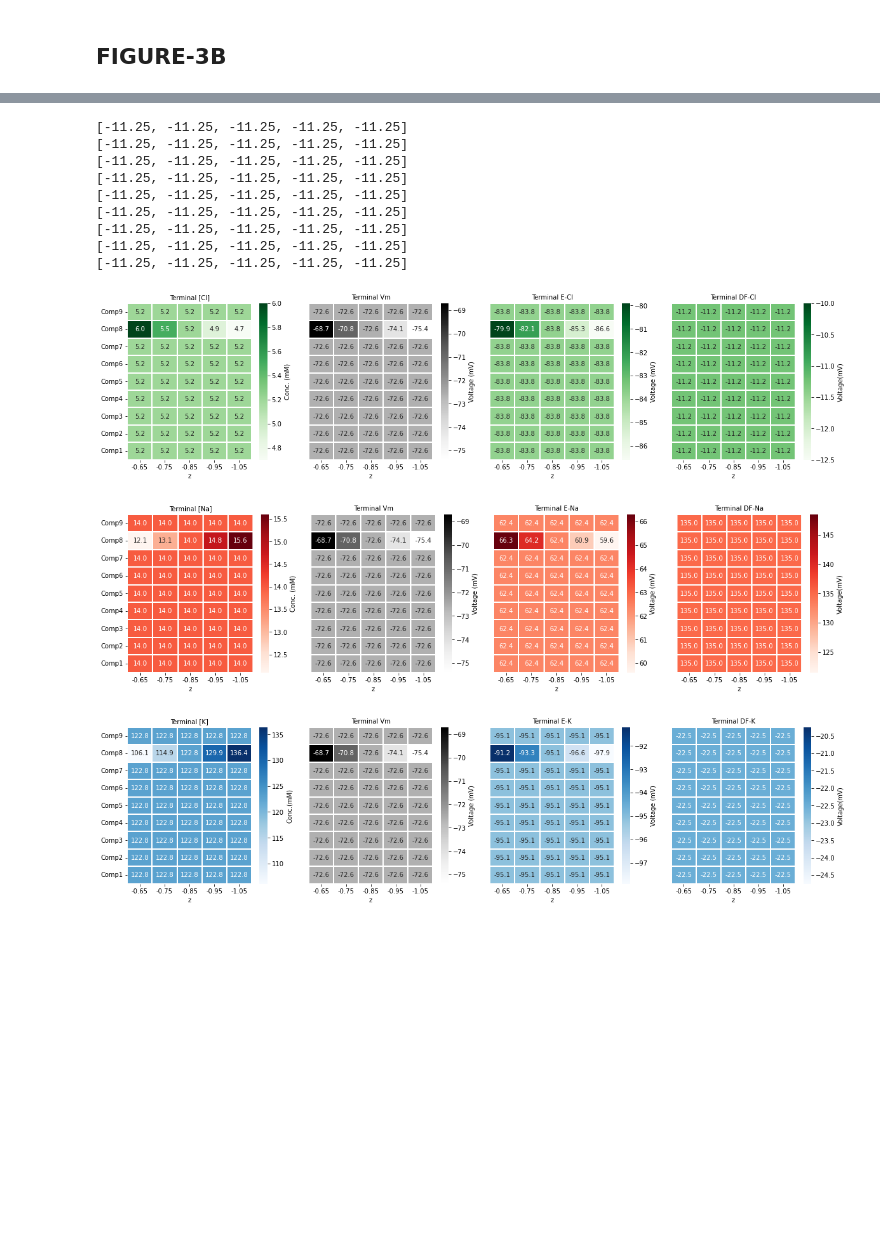
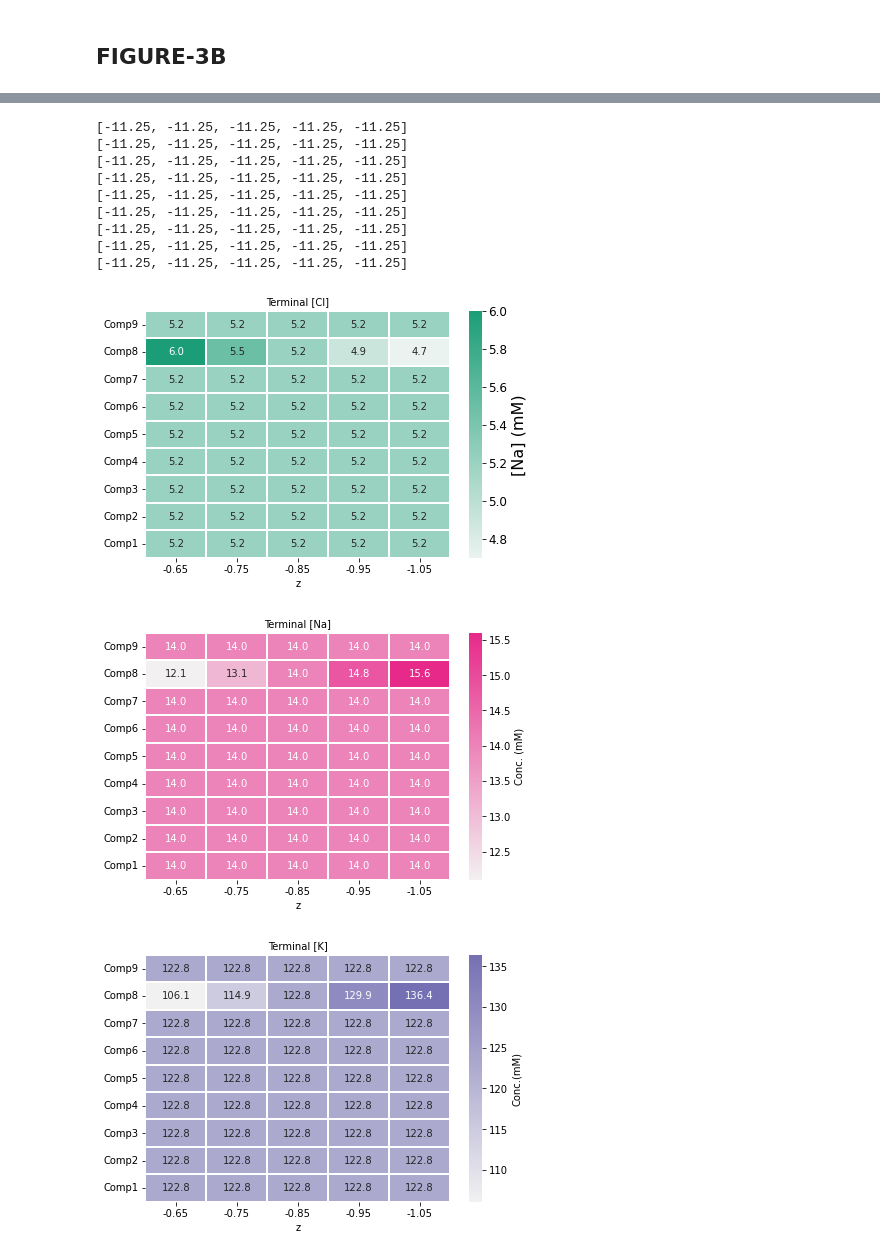
Before and after one commit to Eran707/msc_code_repo, a Jupyter notebook: Figure_3_multiZ.ipynb, the cells around one changed output, grey strips where cells are left out. Drawn from its saved outputs; the diff is of its cells as text; code cells hidden in the pictures; blank space fills up the shorter version.

```diff
--- a/Figure_3_multiZ.ipynb
+++ b/Figure_3_multiZ.ipynb
@@ -361,7 +319,9 @@ display(btn_plot_3b)
 
 z_arr_2 = [-0.65,-0.75,-0.85,-0.95,-1.05]
 colour_arr = ["#03071E","#6A040F", "#D00000", "#EB5D04","#FFBA08"]
-
+cl_cmap = sns.light_palette('#1b9e77', as_cmap=True)
+na_cmap = sns.light_palette('#e7298a', as_cmap=True)
+k_cmap = sns.light_palette('#7570b3' , as_cmap=True)
 
 def btn_plot_3b_clicked(b):
 
@@ -370,9 +330,9 @@ def btn_plot_3b_clicked(b):
     T = 37 + 273.15
     RTF = R * T / F
 
-    f3b_cl, (ax_cl, ax_vm1 , ax_ecl,ax_cldf)=mplt.subplots(1,4, figsize=(16,4))
-    f3b_na, (ax_na, ax_vm2 , ax_ena,ax_nadf)  =mplt.subplots(1,4, figsize=(16,4))
-    f3b_k,  (ax_k, ax_vm3 , ax_ek,ax_kdf) =mplt.subplots(1,4, figsize=(16,4))
+    f3b_cl, ax_cl=mplt.subplots(1,1, figsize=(6,4))
+    f3b_na, ax_na =mplt.subplots(1,1, figsize=(6,4))
+    f3b_k,  ax_k =mplt.subplots(1,1, figsize=(6,4))
     f3b_cl.tight_layout(pad=1)
     f3b_na.tight_layout(pad=1)
     f3b_k.tight_layout(pad=1)
@@ -423,38 +383,23 @@ def btn_plot_3b_clicked(b):
     ############
     # Cl graphs
     ############
-    g = sns.heatmap(cl_arr,cmap="Greens", annot=True,fmt='',
+    g = sns.heatmap(cl_arr,cmap=cl_cmap,annot=True,fmt='', annot_kws={"size":10},
                     cbar_kws={'pad':0.05,'label':'Conc. (mM)', 'orientation':'vertical' }, ax=ax_cl,linewidth=0.01 )
     g.set_yticklabels(comp_names_arr[::-1], fontsize=10, rotation=0)
     g.set_xticklabels(z_arr_2[::], fontsize=10)
     g.set_xlabel("z",fontsize=10)
+    cbar = g.collections[0].colorbar
+    cbar.ax.tick_params(labelsize=12)
+    cbar.ax.set_ylabel('[Na] (mM)',fontsize=16)
     ax_cl.set_title("Terminal [Cl]",fontsize=10)
 
 
-    g = sns.heatmap(vm_arr,cmap="Greys", annot=True,fmt='', yticklabels =False,
-                    cbar_kws={'pad':0.05,'label':'Voltage (mV)', 'orientation':'vertical' }, ax=ax_vm1,linewidth=0.01 )
-    g.set_xticklabels(z_arr_2[::], fontsize=10)
-    g.set_xlabel("z",fontsize=10)
-    ax_vm1.set_title("Terminal Vm",fontsize=10)
-
-    g = sns.heatmap(ecl_arr,cmap="Greens", annot=True,fmt='', yticklabels = False,
-                    cbar_kws={'pad':0.05,'label':'Voltage (mV)','orientation':'vertical' }, ax=ax_ecl,linewidth=0.01 )
-    g.set_xticklabels(z_arr_2[::], fontsize=10)
-    g.set_xlabel("z",fontsize=10)
-    ax_ecl.set_title("Terminal E-Cl",fontsize=10)
-
-
-    g = sns.heatmap(cl_df_arr,cmap="Greens", vmin=-12.5, vmax=-10.0, annot = True,fmt='.1f', yticklabels = False,
-                    cbar_kws={'pad':0.05,'label':'Voltage(mV)', 'orientation':'vertical' }, ax=ax_cldf,linewidth=0.01 )
-    g.set_xticklabels(z_arr_2[::], fontsize=10)
-    g.set_xlabel("z",fontsize=10)
-    ax_cldf.set_title("Terminal DF-Cl",fontsize=10)
 
     ##################
     # Na graphs
     ##################
 
-    g = sns.heatmap(na_arr, cmap="Reds",annot=True,fmt='',
+    g = sns.heatmap(na_arr, cmap=na_cmap,annot=True,fmt='',
                     cbar_kws={'pad':0.05,'label':'Conc. (mM)', 'orientation':'vertical' }, ax=ax_na,linewidth=0.01 )
     g.set_xticklabels(z_arr_2[::], fontsize=10)
     g.set_yticklabels(comp_names_arr[::-1], fontsize=10, rotation=0)
@@ -462,69 +407,35 @@ def btn_plot_3b_clicked(b):
     ax_na.set_title("Terminal [Na]",fontsize=10)
 
 
-    g = sns.heatmap(vm_arr,cmap="Greys", annot=True,fmt='', yticklabels =False,
-                    cbar_kws={'pad':0.05,'label':'Voltage (mV)', 'orientation':'vertical' }, ax=ax_vm2,linewidth=0.01 )
-    g.set_xticklabels(z_arr_2[::], fontsize=10)
-    g.set_xlabel("z",fontsize=10)
-    ax_vm2.set_title("Terminal Vm",fontsize=10)
-
-    g = sns.heatmap(ena_arr,cmap="Reds", annot=True,fmt='', yticklabels = False,
-                    cbar_kws={'pad':0.05,'label':'Voltage (mV)','orientation':'vertical' }, ax=ax_ena,linewidth=0.01 )
-    g.set_xticklabels(z_arr_2[::], fontsize=10)
-    g.set_xlabel("z",fontsize=10)
-    ax_ena.set_title("Terminal E-Na",fontsize=10)
-
-    g = sns.heatmap(na_df_arr,cmap="Reds",annot = True,fmt='', yticklabels = False,
-                    cbar_kws={'pad':0.05,'label':'Voltage(mV)', 'orientation':'vertical' }, ax=ax_nadf,linewidth=0.01 )
-    g.set_xticklabels(z_arr_2[::], fontsize=10)
-    g.set_xlabel("z",fontsize=10)
-    ax_nadf.set_title("Terminal DF-Na",fontsize=10)
 
     #################
     # K graphs
     #################
 
-    g = sns.heatmap(k_arr,cmap="Blues", annot=True,fmt='',
+    g = sns.heatmap(k_arr,cmap=k_cmap, annot=True,fmt='',
                     cbar_kws={'pad':0.05,'label':'Conc.(mM)', 'orientation':'vertical' }, ax=ax_k,linewidth=0.01 )
     g.set_xticklabels(z_arr_2[::], fontsize=10)
     g.set_yticklabels(comp_names_arr[::-1], fontsize=10, rotation=0)
     g.set_xlabel("z",fontsize=10)
     ax_k.set_title("Terminal [K]",fontsize=10)
 
 
-    g = sns.heatmap(vm_arr,cmap="Greys", annot=True,fmt='', yticklabels =False,
-                    cbar_kws={'pad':0.05,'label':'Voltage (mV)', 'orientation':'vertical' }, ax=ax_vm3,linewidth=0.01 )
-    g.set_xticklabels(z_arr_2[::], fontsize=10)
-    g.set_xlabel("z",fontsize=10)
-    ax_vm3.set_title("Terminal Vm",fontsize=10)
-
-    g = sns.heatmap(ek_arr,cmap="Blues", annot=True,fmt='', yticklabels = False,
-                    cbar_kws={'pad':0.05,'label':'Voltage (mV)','orientation':'vertical' }, ax=ax_ek,linewidth=0.01 )
-    g.set_xticklabels(z_arr_2[::], fontsize=10)
-    g.set_xlabel("z",fontsize=10)
-    ax_ek.set_title("Terminal E-K",fontsize=10)
-
-    g = sns.heatmap(k_df_arr,cmap="Blues", annot = True,fmt='', yticklabels = False,
-                    cbar_kws={'pad':0.05,'label':'Voltage(mV)', 'orientation':'vertical' }, ax=ax_kdf,linewidth=0.01 )
-    g.set_xticklabels(z_arr_2[::], fontsize=10)
-    g.set_xlabel("z",fontsize=10)
-    ax_kdf.set_title("Terminal DF-K",fontsize=10)
 
 
 
 #####
 btn_plot_3b.on_click(btn_plot_3b_clicked)
 # %% [output]
 [interactive output not drawn]
 [-11.25, -11.25, -11.25, -11.25, -11.25]
 [-11.25, -11.25, -11.25, -11.25, -11.25]
 [-11.25, -11.25, -11.25, -11.25, -11.25]
 [-11.25, -11.25, -11.25, -11.25, -11.25]
 [-11.25, -11.25, -11.25, -11.25, -11.25]
 [-11.25, -11.25, -11.25, -11.25, -11.25]
 [-11.25, -11.25, -11.25, -11.25, -11.25]
 [-11.25, -11.25, -11.25, -11.25, -11.25]
 [-11.25, -11.25, -11.25, -11.25, -11.25]
-[figure, old version]
+[figure, new version]
-[figure, old version]
+[figure, new version]
-[figure, old version]
+[figure, new version]
```
Also changed, not shown: parts of 9 cells of this notebook, 27 other files.
